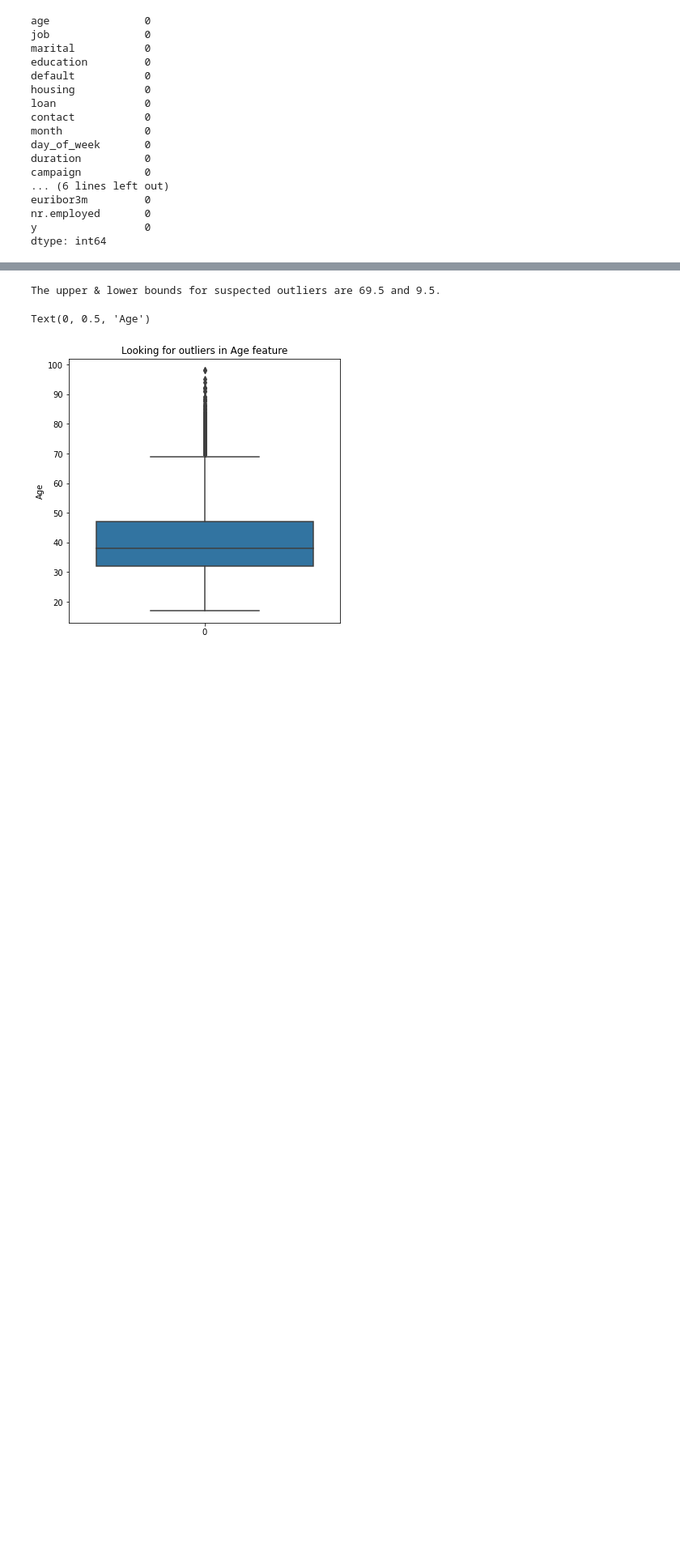
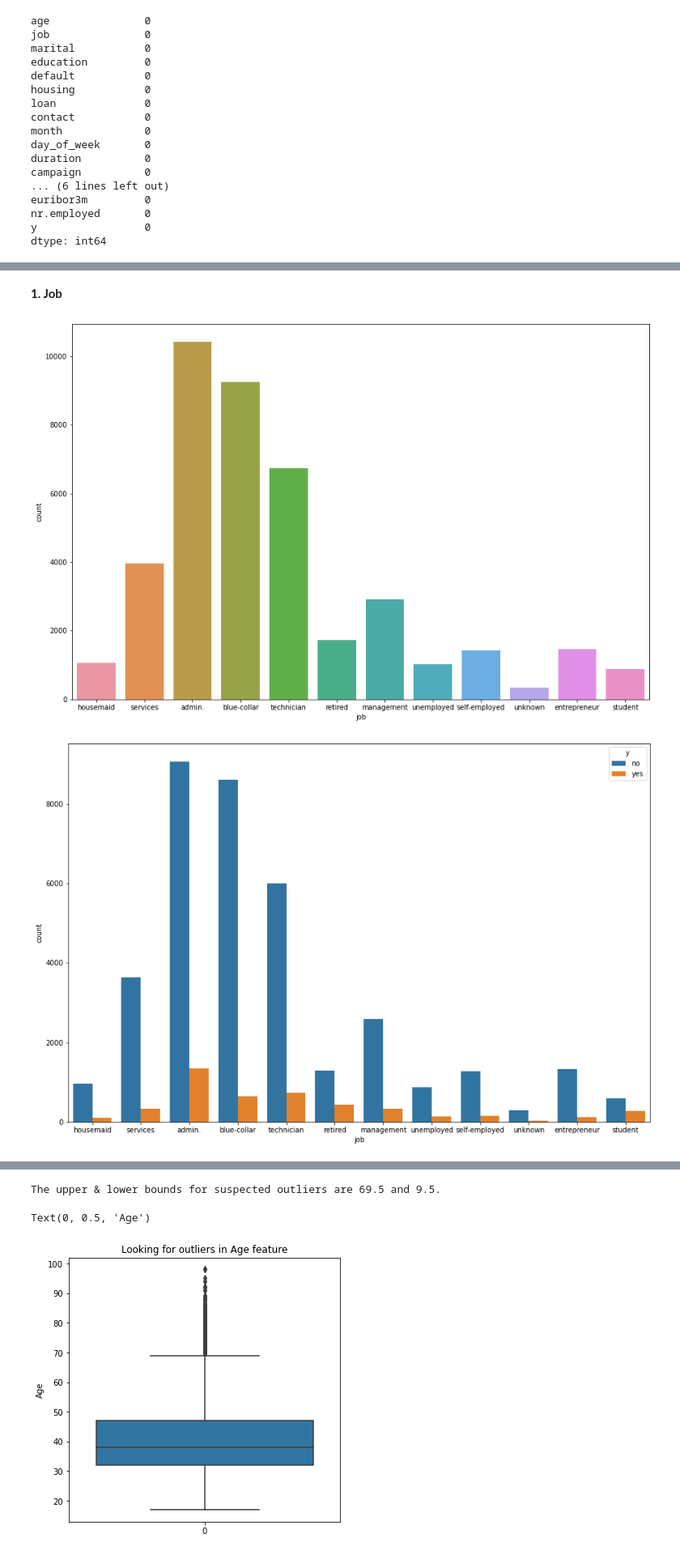
Before and after one commit to oak-hill/Bank-Marketing-Campaign, a Jupyter notebook: notebook.ipynb, the cells around one changed output, grey strips where cells are left out. Shown at 81% size. Cells and saved outputs as stored; diff of their text form; code cells hidden in the pictures; blank space fills up the shorter version.

```diff
--- a/notebook.ipynb
+++ b/notebook.ipynb
@@ -160,0 +128,20 @@ Name: y, dtype: int64
+# %%
+#Let's check the categories in each of those features
+
+def countplot_features(feature):
+    fig = plt.figure(figsize=(15,10))
+    plot=sns.countplot(x=feature,data=features)
+    plt.show()
+# %%
+def countplot_targetvsfeature(feature,y):
+    fig = plt.figure(figsize=(15,10))
+    plot=sns.countplot(x=feature,data=features,hue=y)
+    plt.show()
+# %% [markdown]
+**1. Job**
+# %%
+countplot_features('job')
+countplot_targetvsfeature('job', target)
+# %% [output]
+[figure, added]
+[figure, added]
```
Also changed, not shown: parts of 116 cells of this notebook.
